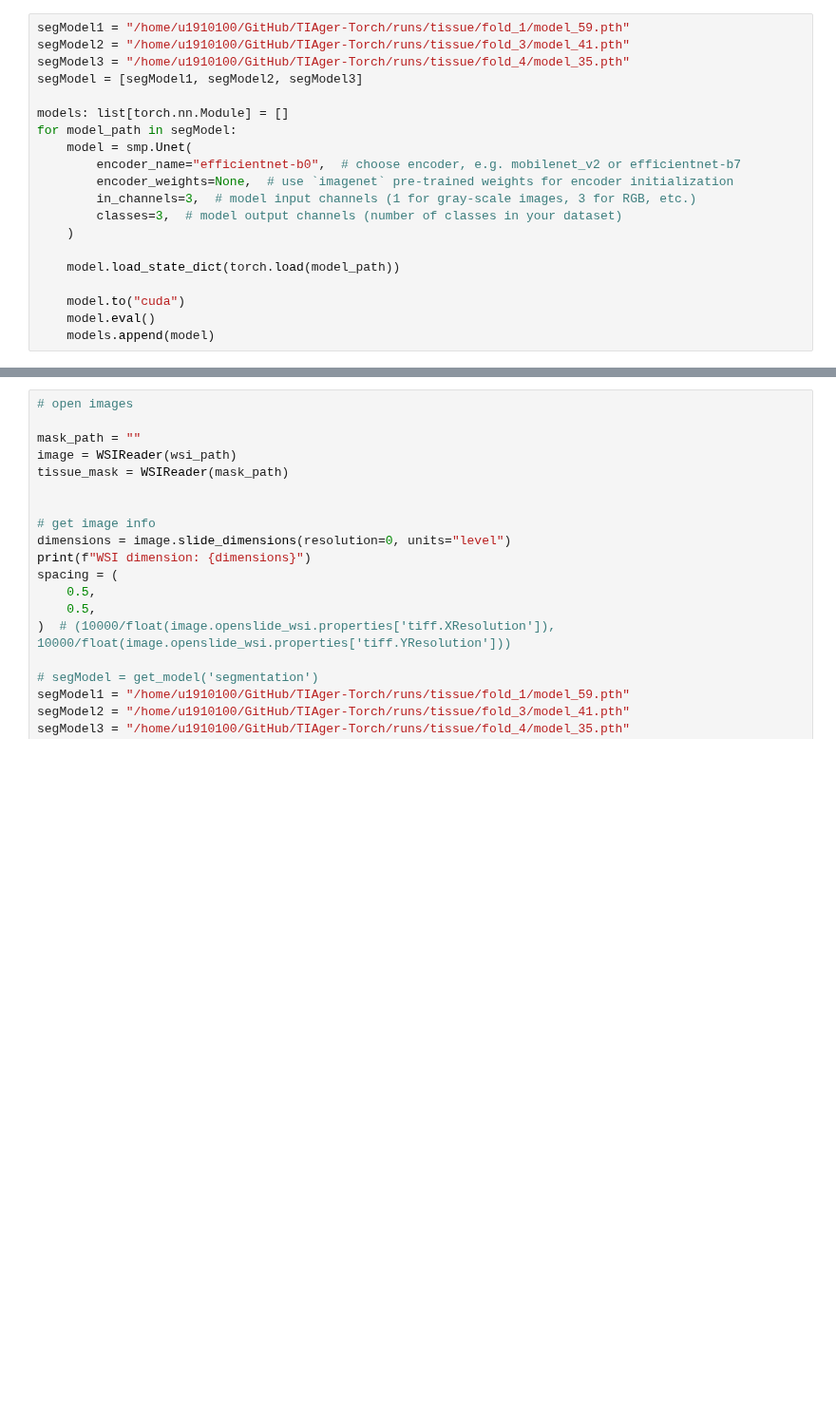
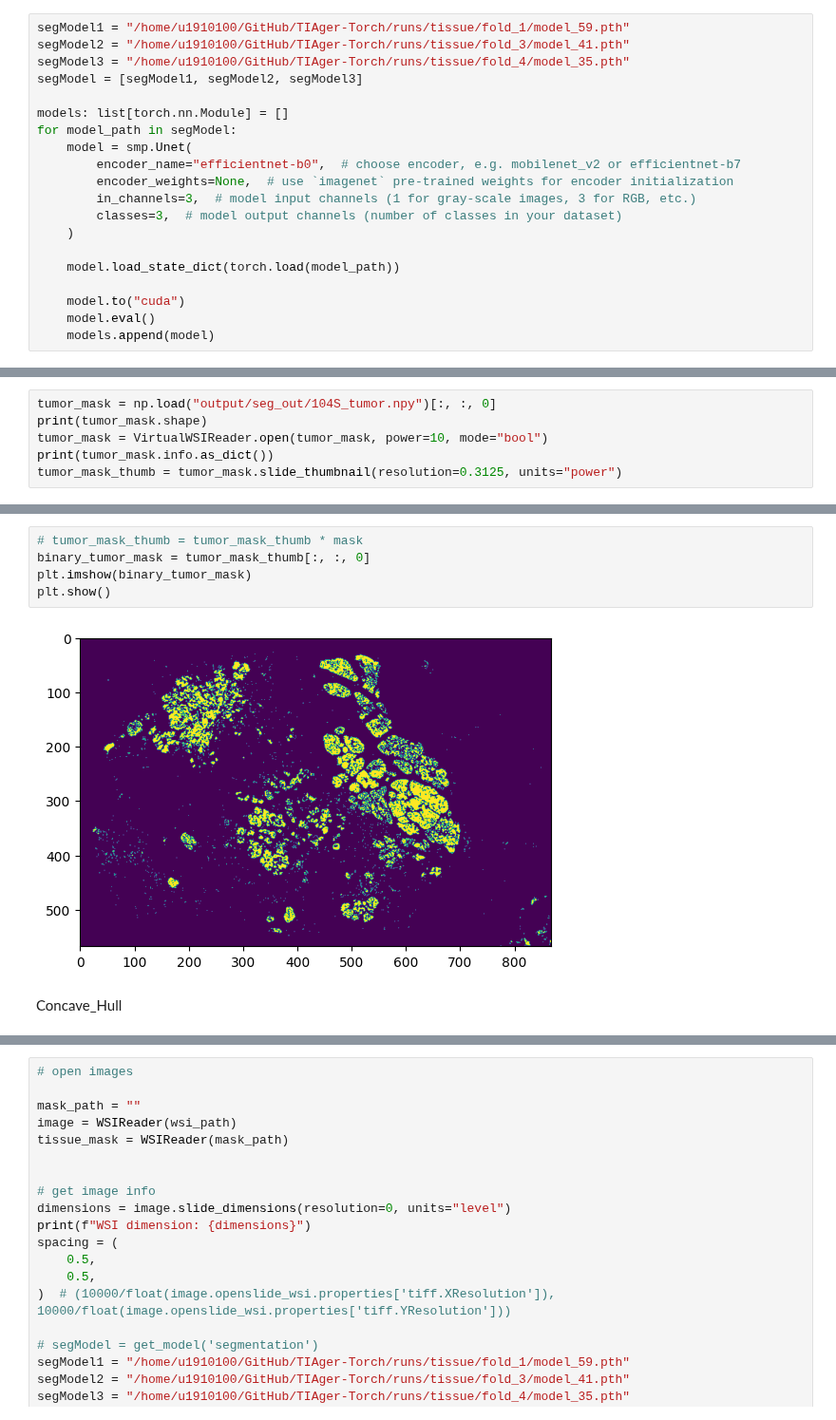
Before and after one commit to Jiaqi-Lv/TIAger-Torch, a Jupyter notebook: develop.ipynb, the cells around one changed output, grey strips where cells are left out. Shown at 95% size. Drawn from its saved outputs; the diff is of its cells as text; blank space fills up the shorter version.

```diff
--- a/develop.ipynb
+++ b/develop.ipynb
@@ -124,0 +153,6 @@ mask = SemanticSegmentor.merge_prediction(
+# %%
+tumor_mask = np.load("output/seg_out/104S_tumor.npy")[:, :, 0]
+print(tumor_mask.shape)
+tumor_mask = VirtualWSIReader.open(tumor_mask, power=10, mode="bool")
+print(tumor_mask.info.as_dict())
+tumor_mask_thumb = tumor_mask.slide_thumbnail(resolution=0.3125, units="power")
@@ -124,0 +164,9 @@ mask = SemanticSegmentor.merge_prediction(
+# %%
+# tumor_mask_thumb = tumor_mask_thumb * mask
+binary_tumor_mask = tumor_mask_thumb[:, :, 0]
+plt.imshow(binary_tumor_mask)
+plt.show()
+# %% [output]
+[figure, added]
+# %% [markdown]
+Concave_Hull
```
Also changed, not shown: parts of 8 cells of this notebook, 1 other file.
